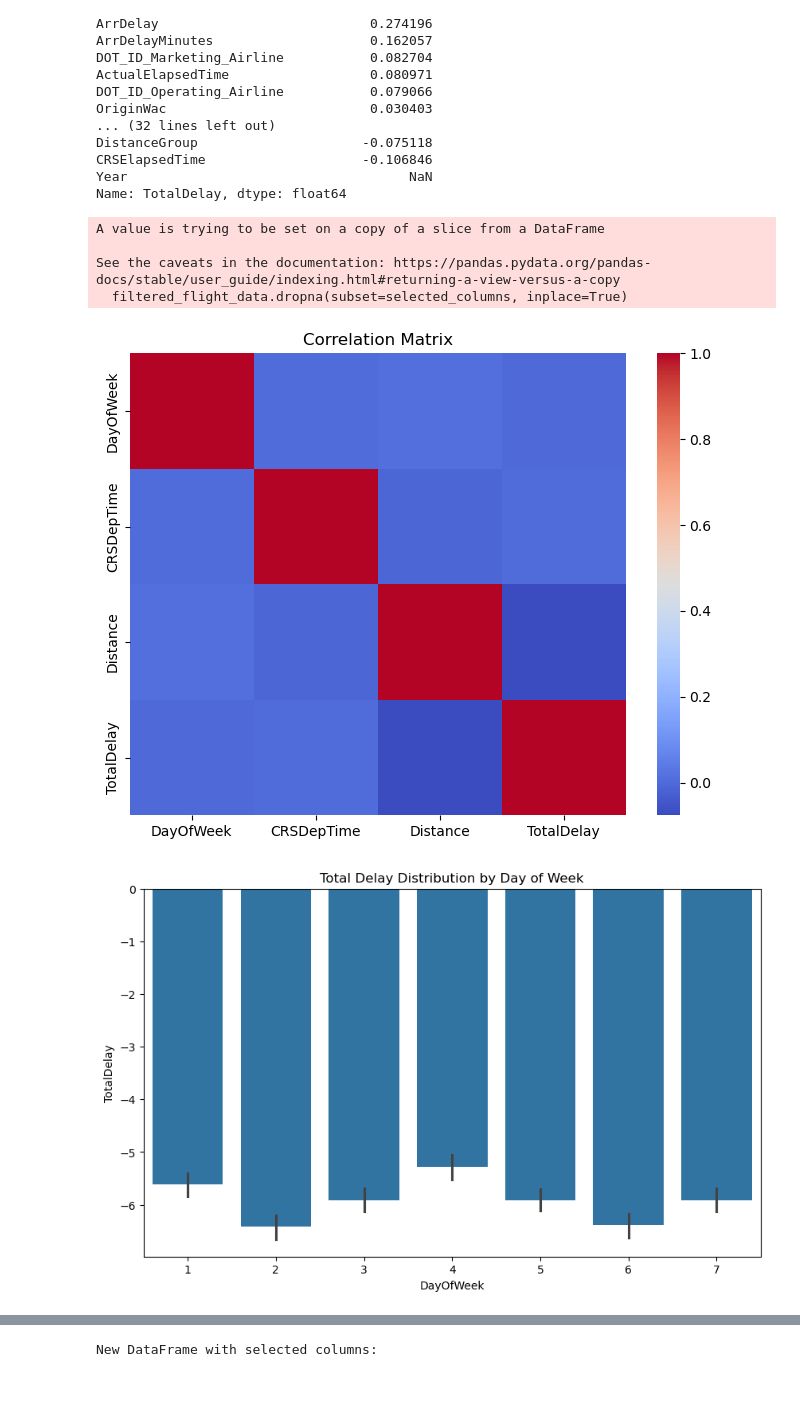
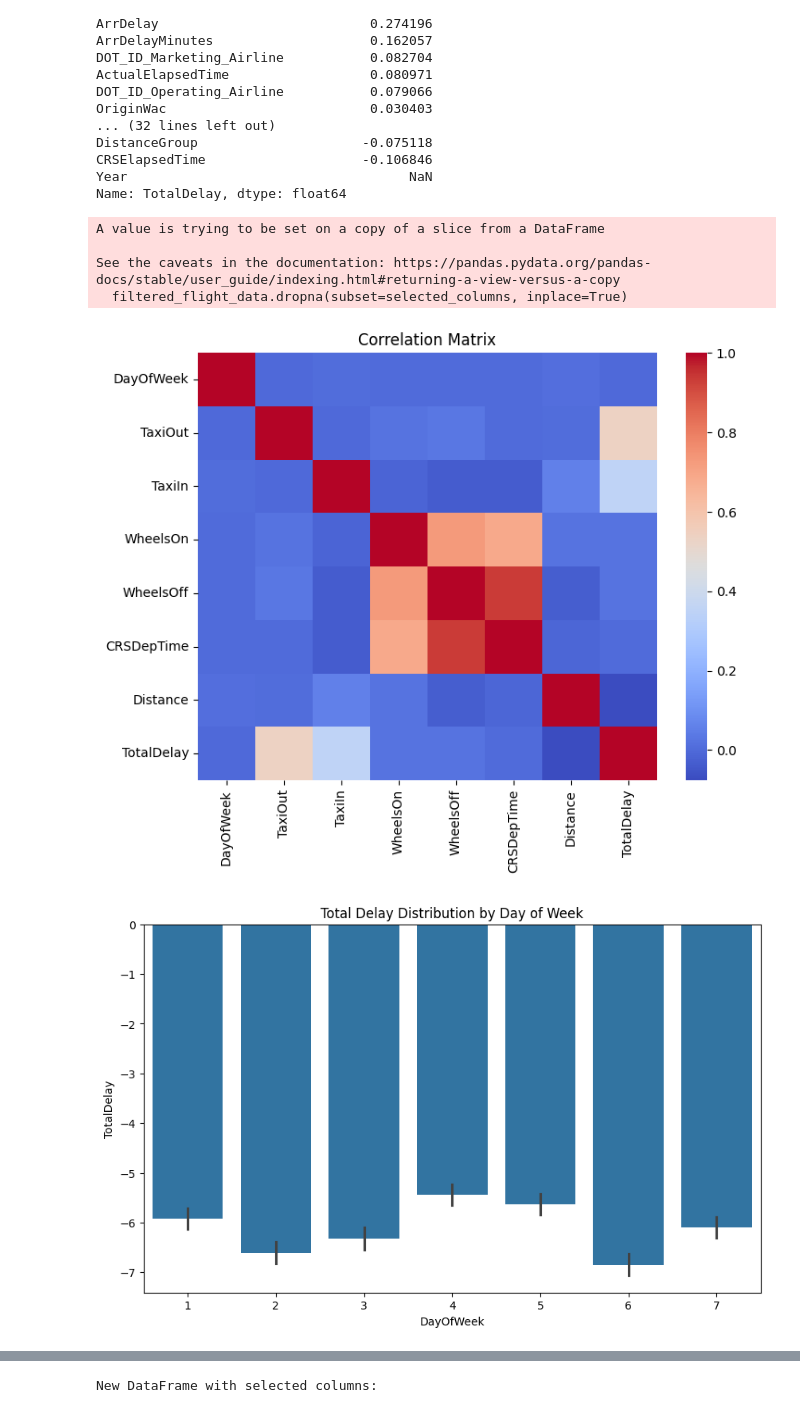
Before and after one commit to roco9/DS3010-Group8, a Jupyter notebook: FlightTimePrediction.ipynb, the cells around one changed output, grey strips where cells are left out. Drawn from its saved outputs; the diff is of its cells as text; code cells hidden in the pictures.

```diff
--- a/FlightTimePrediction.ipynb
+++ b/FlightTimePrediction.ipynb
@@ -14,0 +16,7 @@ from scipy.stats import randint, uniform
+# %%
+import kagglehub
+
+# Download latest version
+path = kagglehub.dataset_download("robikscube/flight-delay-dataset-20182022")
+
+print("Path to dataset files:", path)
@@ -31,5 +43,5 @@ freq       1              1
 # %%
-flight_data = pd.read_csv("dataset/archive/Combined_Flights_2021.csv")
+flight_data = pd.read_csv(path + "/Combined_Flights_2021.csv")
 print(flight_data.head())
 print(flight_data.describe())
 # %% [output]
@@ -73,7 +85,7 @@ print(flight_data['Dest'].nunique())
 # There's 375 different airport codes which is too much to reliably encode. I found this dataset: https://github.com/ip2location/ip2location-iata-icao/blob/master/iata-icao.csv
 # which gives you the geographic location (lon, lat) of each airport code. So we'll map the code to a geographic location. Add a file called "airport-codes" in the "archive" file
 # add only the csv file or move it back one folder if you downloaded zip (should be /archive/airport-codes/iata-icao.csv)
-airport_codes = pd.read_csv("dataset/archive/airport-codes/iata-icao.csv")
+airport_codes = pd.read_csv("iata-icao.csv")
 print(airport_codes.head())
 airport_codes_indexed = airport_codes.set_index("iata")
 
@@ -156,7 +168,7 @@ Year                                    NaN
 Name: TotalDelay, dtype: float64
 # %%
 # The columns I (Hunter) chose to use for training, we can talk about changing this in future meetings
-selected_columns = ['DayOfWeek',
+selected_columns = ['DayOfWeek', 'TaxiOut', 'TaxiIn', 'WheelsOn', 'WheelsOff',
                     'CRSDepTime','Distance', 'Origin', 'Dest', 'IATA_Code_Marketing_Airline',
                     'TotalDelay']
 filtered_flight_data = flight_data[selected_columns]
@@ -172,32 +184,32 @@ plt.figure(figsize=(8, 6))
 sns.heatmap(correlation_matrix, cmap='coolwarm', fmt=".2f")
 plt.title('Correlation Matrix')
 plt.show()
 
 #sns.barplot(x="Month", y="TotalDelay", data=filtered_flight_data)
 #plt.title("Month vs. Total Delay")
 #plt.show()
 
 sampled_data = filtered_flight_data.sample(n=100000, random_state=42)
 plt.figure(figsize=(10, 6))
 sns.barplot(x="DayOfWeek", y="TotalDelay", data=sampled_data)
 plt.title("Total Delay Distribution by Day of Week")
 plt.show()
 
 sampled_data['CRSDepHour'] = sampled_data['CRSDepTime'] // 100
 plt.figure(figsize=(12, 6))
 sns.lineplot(x="CRSDepHour", y="TotalDelay", data=sampled_data, marker='o')
 plt.xlabel("Scheduled Departure Hour (24-Hour Clock)")
 plt.ylabel("Average Total Delay (Minutes)")
 plt.xticks(range(0, 24))
 plt.grid(axis='y', linestyle='--')
 plt.show()
 
 print("New DataFrame with selected columns:")
 display(filtered_flight_data.head())
 # %% [output]
 A value is trying to be set on a copy of a slice from a DataFrame
 
 See the caveats in the documentation: https://pandas.pydata.org/pandas-docs/stable/user_guide/indexing.html#returning-a-view-versus-a-copy
   filtered_flight_data.dropna(subset=selected_columns, inplace=True)
-[figure, old version]
+[figure, new version]
-[figure, old version]
+[figure, new version]
```
Also changed, not shown: parts of 10 cells of this notebook.
